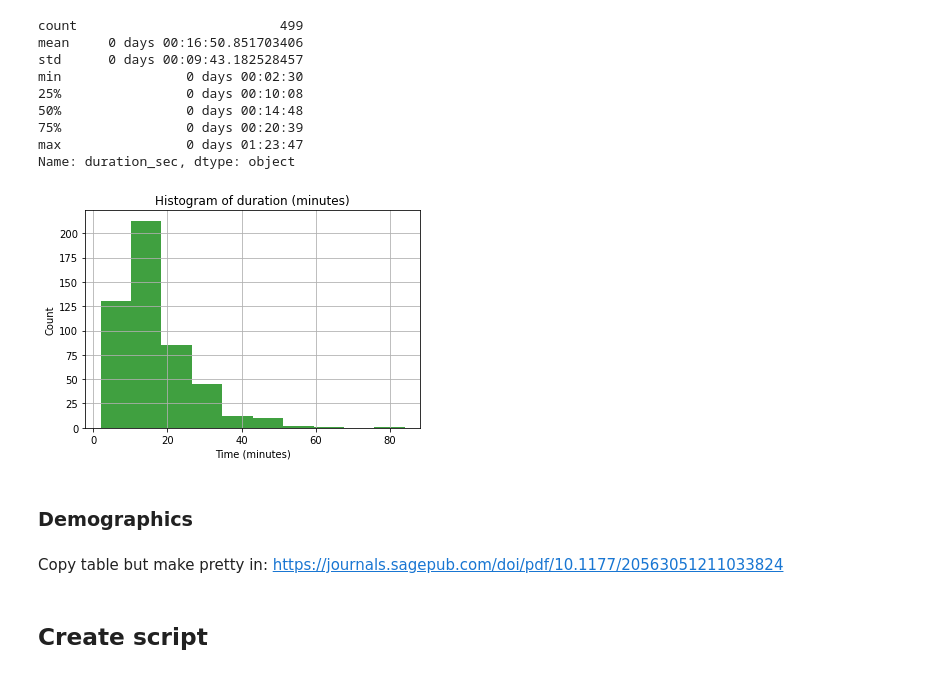
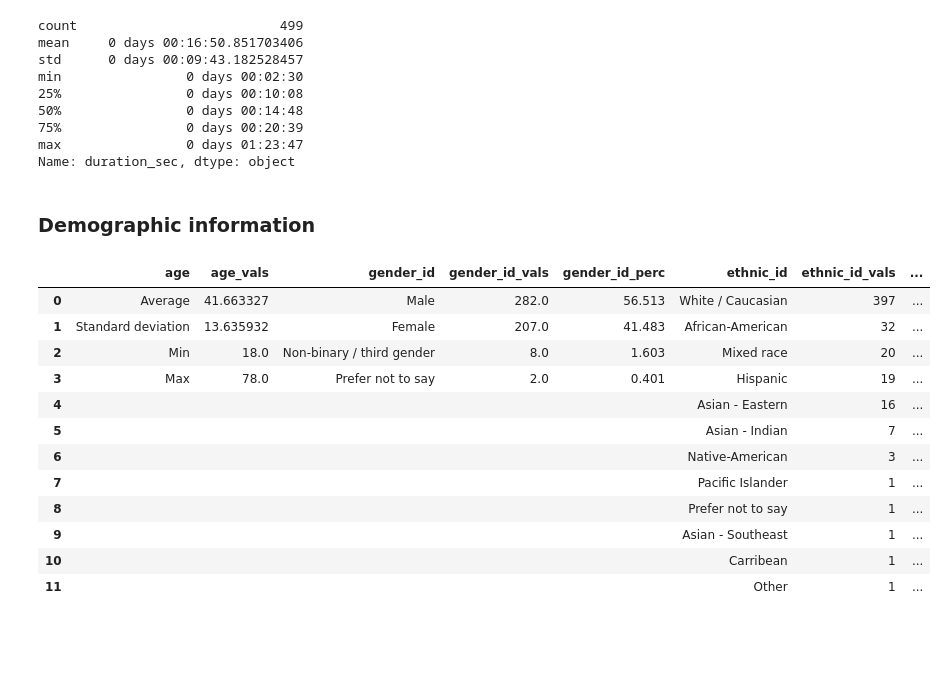
Before and after one commit to vincejstraub/article-digex-survey, a Jupyter notebook: code/notebooks/02-digex-summary-statistics.ipynb, the cells around one changed output. Cells and saved outputs as stored; diff of their text form; code cells hidden in the pictures; blank space fills up the shorter version.

```diff
--- a/code/notebooks/02-digex-summary-statistics.ipynb
+++ b/code/notebooks/02-digex-summary-statistics.ipynb
@@ -125,22 +123,5 @@ min                0 days 00:02:30
 75%                0 days 00:20:39
 max                0 days 01:23:47
 Name: duration_sec, dtype: object
-# %%
-digex_df['duration_min'] = pd.to_timedelta(
-    digex_df['duration_sec'], 's').round('T')
-
-digex_df['duration_min'].astype('timedelta64[m]').plot.hist(facecolor='g', alpha=0.75)
-
-plt.xlabel('Time (minutes)')
-plt.ylabel('Count')
-plt.title('Histogram of duration (minutes)')
-plt.grid(True)
-plt.show()
-# %% [output]
-[figure, removed]
 # %% [markdown]
-### Demographics
+### Demographic information
-# %% [markdown]
-Copy table but make pretty in: https://journals.sagepub.com/doi/pdf/10.1177/20563051211033824
-# %% [markdown]
-## Create script
@@ -178,0 +128,19 @@ def completion_time(df, col='duration_sec', time_unit='sec'):
+# %%
+demographic_df = demographic_information(digex_df[[
+    'age', 'gender_id', 'ethnic_id', 'edu',
+    'politic_views', 'sm_use']])
+display(demographic_df)
+# %% [output]
+|  | age | age_vals | gender_id | gender_id_vals | gender_id_perc | ethnic_id | ethnic_id_vals | ... |
+| 0 | Average | 41.663327 | Male | 282.0 | 56.513 | White / Caucasian | 397 | ... |
+| 1 | Standard deviation | 13.635932 | Female | 207.0 | 41.483 | African-American | 32 | ... |
+| 2 | Min | 18.0 | Non-binary / third gender | 8.0 | 1.603 | Mixed race | 20 | ... |
+| 3 | Max | 78.0 | Prefer not to say | 2.0 | 0.401 | Hispanic | 19 | ... |
+| 4 |  |  |  |  |  | Asian - Eastern | 16 | ... |
+| 5 |  |  |  |  |  | Asian - Indian | 7 | ... |
+| 6 |  |  |  |  |  | Native-American | 3 | ... |
+| 7 |  |  |  |  |  | Pacific Islander | 1 | ... |
+| 8 |  |  |  |  |  | Prefer not to say | 1 | ... |
+| 9 |  |  |  |  |  | Asian - Southeast | 1 | ... |
+| 10 |  |  |  |  |  | Carribean | 1 | ... |
+| 11 |  |  |  |  |  | Other | 1 | ... |
```
Also changed, not shown: parts of 4 cells of this notebook, 3 other files.
